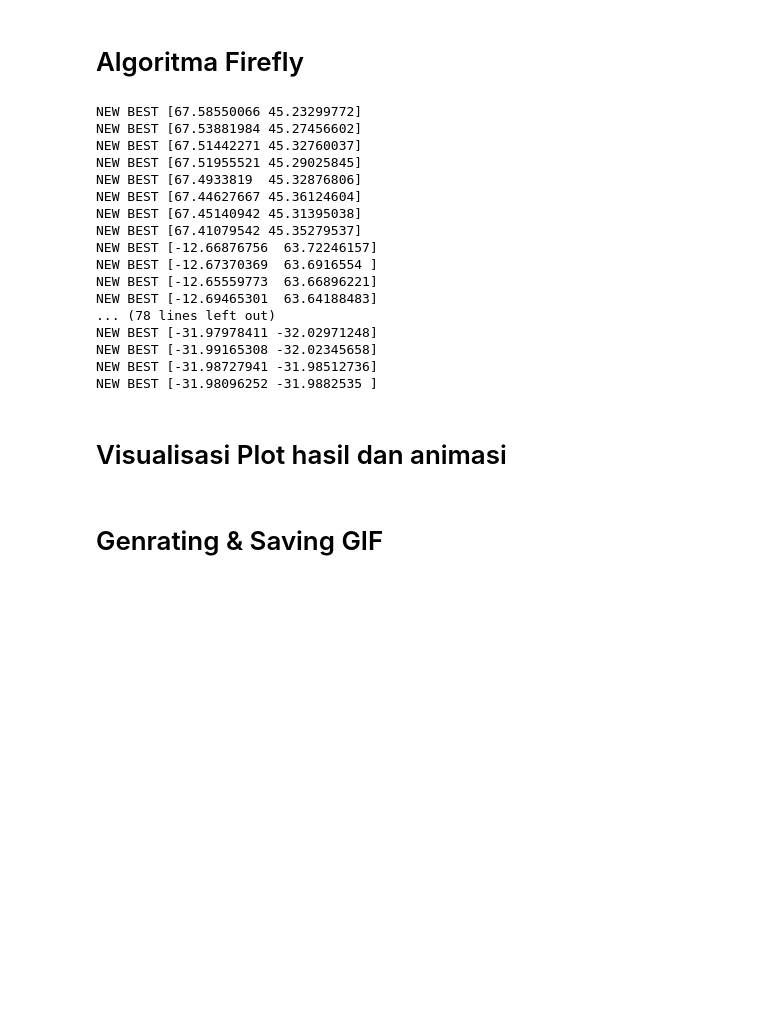
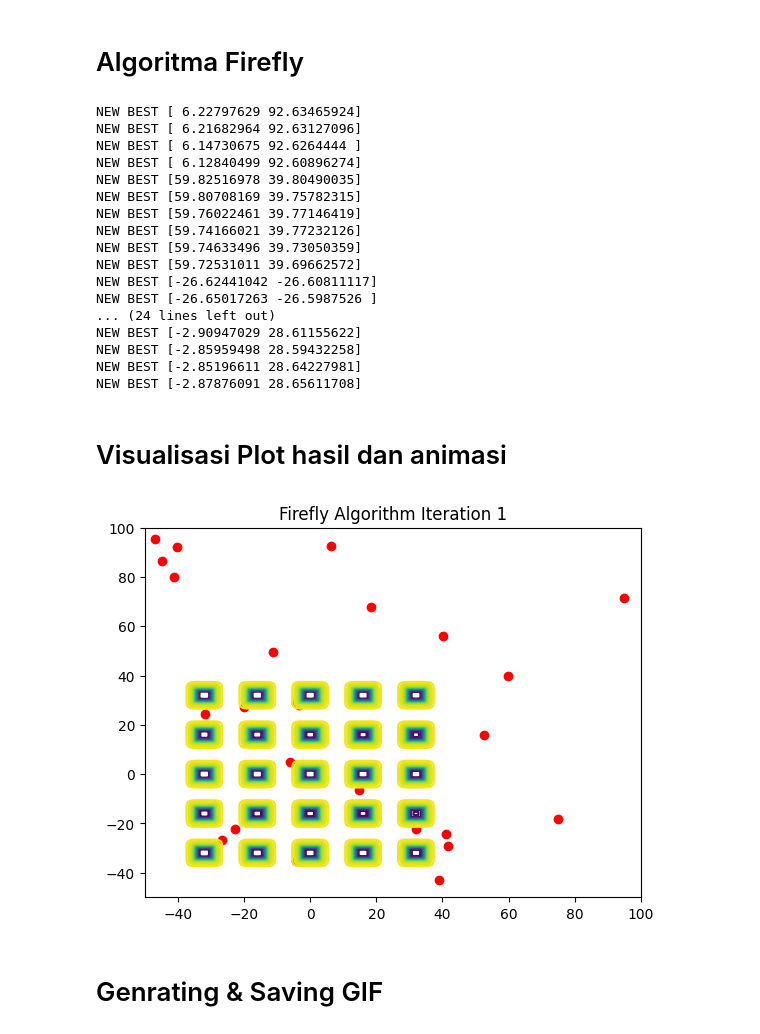
Before and after one commit to DrdmRandom/Tubes_Machine-Learning_Advance, a Jupyter notebook: Tubes_individual_ML/Ferifly/firefly-Gen0.ipynb, the cells around one changed output. Drawn from its saved outputs; the diff is of its cells as text; code cells hidden in the pictures; blank space fills up the shorter version.

Commit message:
Finishing Gen 1&2 from firefly code
Noted that gen 2 using random valeu Gama Beta and Alpha

```diff
--- a/Tubes_individual_ML/Ferifly/firefly-Gen0.ipynb
+++ b/Tubes_individual_ML/Ferifly/firefly-Gen0.ipynb
@@ -31,11 +31,13 @@ alpha = 0.1  # Mengontrol parameter randomness dalam pegerakan kunang kunang
 gamma = 1 # Seberapa terang cahaya/penyerapan cahaya antar kunang kunang
 beta_init = 1  # Mengontrol seberapa tinggi daya tarik antar kunang kunang
 lb, ub = -50, 100  # Batas bawah dan atas untuk posisi firefly
+plot_lb, plot_ub = -100, 100  # Batas bawah dan atas untuk plot gambar
 # %% [markdown]
 # Inisialisasi Populasi
 # %%
-np.random.seed(46) # Memastikan bilangan acak dapat di replikasi
+np.random.seed(42) # Memastikan bilangan acak dapat di replikasi
 positions = np.random.uniform(lb, ub, (n, 2)) # Menghasilkan array n*2 dengan range lb, ub
+fitness = np.array([F14(firefly) for firefly in positions])
 # %% [markdown]
 # Algoritma Firefly
 # %%
@@ -49,20 +51,20 @@ def distance(x, y):
     return np.linalg.norm(x - y)
 
 def firefly_algorithm():
-    global positions, history, best_position, best_fitness
+    global positions, fitness, history, best_position, best_fitness
     for t in range(max_iter):
         history.append(positions.copy())
         for i in range(n):
             for j in range(n):
-                if F14(positions[j]) < F14(positions[i]):
+                if fitness[j] < fitness[i]:
                     r = distance(positions[i], positions[j])
                     beta = beta_init * np.exp(-gamma * r)
                     positions[i] = positions[i] + beta * (positions[j] - positions[i]) + alpha * (np.random.rand(2) - 0.5)
                     positions[i] = np.clip(positions[i], lb, ub)
-                    current_fitness = F14(positions[i])
+                    fitness[i] = F14(positions[i])
 
-                    if current_fitness < best_fitness:
-                        best_fitness = current_fitness
+                    if fitness[i] < best_fitness:
+                        best_fitness = fitness[i]
                         best_position = positions[i].copy()
                         print("NEW BEST", best_position)
     return positions
@@ -71,48 +73,51 @@ def firefly_algorithm():
 positions = firefly_algorithm()
 history.append(positions.copy())
 # %% [output]
-NEW BEST [67.58550066 45.23299772]
-NEW BEST [67.53881984 45.27456602]
-NEW BEST [67.51442271 45.32760037]
-NEW BEST [67.51955521 45.29025845]
-NEW BEST [67.4933819  45.32876806]
-NEW BEST [67.44627667 45.36124604]
-NEW BEST [67.45140942 45.31395038]
-NEW BEST [67.41079542 45.35279537]
-NEW BEST [-12.66876756  63.72246157]
-NEW BEST [-12.67370369  63.6916554 ]
-NEW BEST [-12.65559773  63.66896221]
-NEW BEST [-12.69465301  63.64188483]
-... (78 lines left out)
-NEW BEST [-31.97978411 -32.02971248]
-NEW BEST [-31.99165308 -32.02345658]
-NEW BEST [-31.98727941 -31.98512736]
-NEW BEST [-31.98096252 -31.9882535 ]
+NEW BEST [ 6.22797629 92.63465924]
+NEW BEST [ 6.21682964 92.63127096]
+NEW BEST [ 6.14730675 92.6264444 ]
+NEW BEST [ 6.12840499 92.60896274]
+NEW BEST [59.82516978 39.80490035]
+NEW BEST [59.80708169 39.75782315]
+NEW BEST [59.76022461 39.77146419]
+NEW BEST [59.74166021 39.77232126]
+NEW BEST [59.74633496 39.73050359]
+NEW BEST [59.72531011 39.69662572]
+NEW BEST [-26.62441042 -26.60811117]
+NEW BEST [-26.65017263 -26.5987526 ]
+... (24 lines left out)
+NEW BEST [-2.90947029 28.61155622]
+NEW BEST [-2.85959498 28.59432258]
+NEW BEST [-2.85196611 28.64227981]
+NEW BEST [-2.87876091 28.65611708]
 # %% [markdown]
 # Visualisasi Plot hasil dan animasi
 # %%
+
 # Prepare contour plot data
-X1 = np.linspace(lb, ub, 400)
-X2 = np.linspace(lb, ub, 400)
+X1 = np.linspace(plot_lb, plot_ub, 400)
+X2 = np.linspace(plot_lb, plot_ub, 400)
 X1, X2 = np.meshgrid(X1, X2)
 Z = np.array([F14(np.array([x1, x2])) for x1, x2 in zip(X1.ravel(), X2.ravel())]).reshape(X1.shape)
 
 # Set up the plot and axes for animation
-fig, ax = plt.subplots()
-ax.set_xlim(lb, ub)
-ax.set_ylim(lb, ub)
+fig, ax = plt.subplots(figsize=(8, 8))  # Adjust the figsize for a square plot
+ax.set_xlim(plot_lb, plot_ub)
+ax.set_ylim(plot_lb, plot_ub)
 contour = ax.contour(X1, X2, Z, levels=50)
 scatter = ax.scatter([], [], c='red')  # Solution candidates
 
 # Update function for animation
 def update(frame):
     positions = history[frame]
     scatter.set_offsets(positions)
     ax.set_title(f'Firefly Algorithm Iteration {frame + 1}')
     return scatter,
 
 ani = FuncAnimation(fig, update, frames=len(history), blit=True, repeat=False)
 plt.show()
+# %% [output]
+[figure, added]
 # %% [markdown]
 # Genrating & Saving GIF
 # %%
```
Also changed, not shown: 32 other files.
